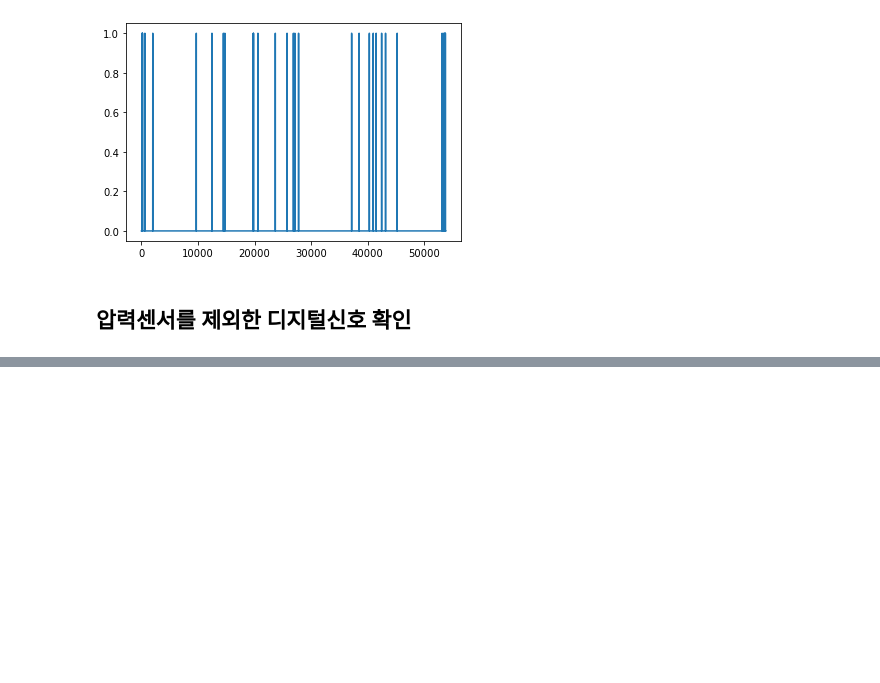
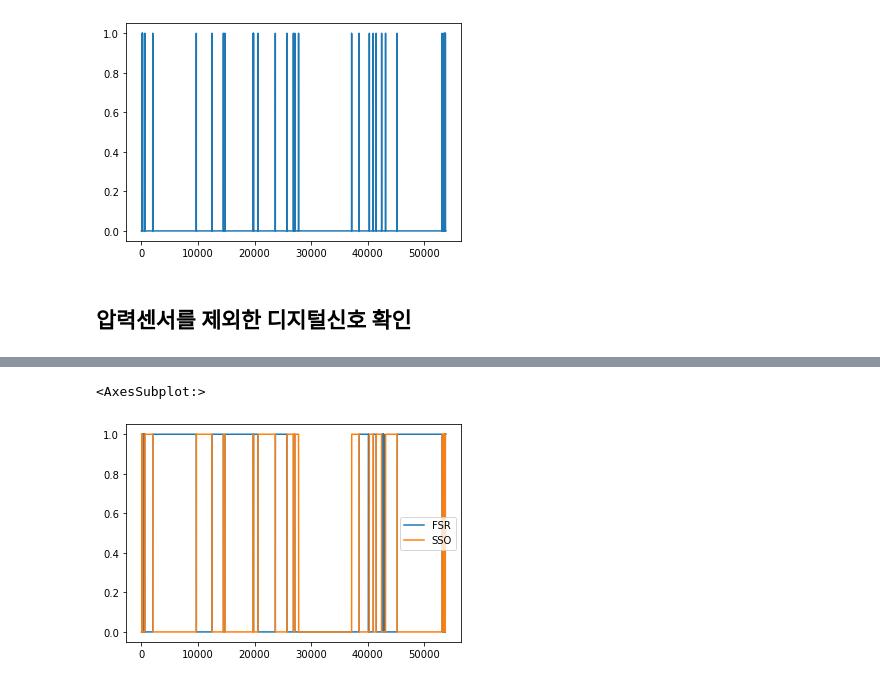
Before and after one commit to WhiteHyun/Lab, a Jupyter notebook: thesis/thesis.ipynb, the cells around one changed output, grey strips where cells are left out. Cells and saved outputs as stored; diff of their text form; code cells hidden in the pictures; blank space fills up the shorter version.

```diff
--- a/thesis/thesis.ipynb
+++ b/thesis/thesis.ipynb
@@ -112,0 +122,5 @@ Name: LIG, dtype: int64
+# %%
+feature_df.loc[:, ["FSR", "SSO"]].plot()
+# %% [output]
+<AxesSubplot:>
+[figure, added]
```
Also changed, not shown: parts of 14 cells of this notebook, 4 other files.
